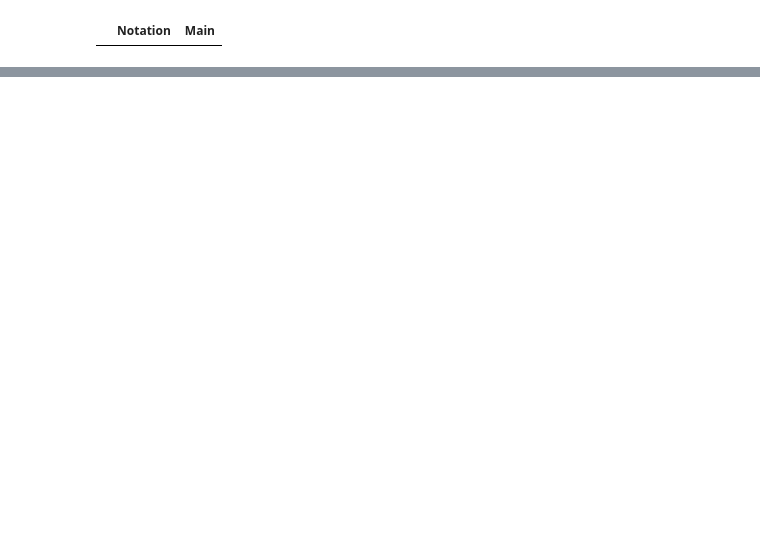
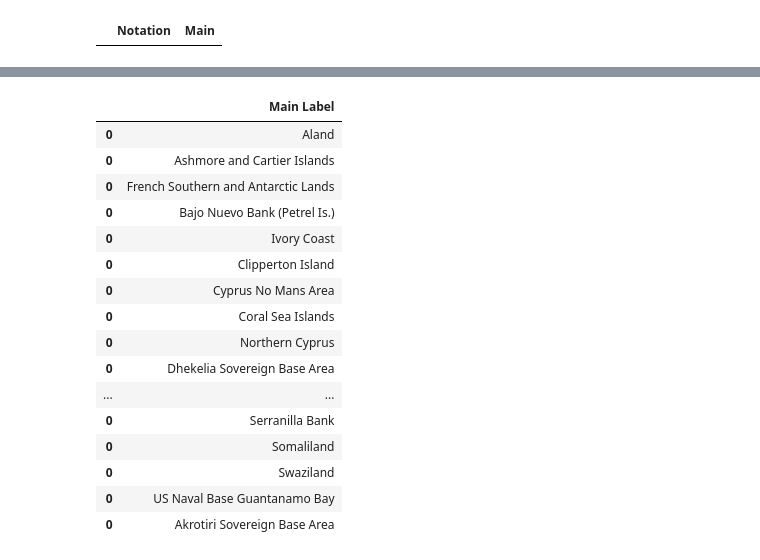
Before and after one commit to GSS-Cogs/ref_common, a Jupyter notebook: reference/bop-sdmx-codelists/code-for_bop-hierarchies.ipynb, the cells around one changed output, grey strips where cells are left out. Cells and saved outputs as stored; diff of their text form; code cells hidden in the pictures; blank space fills up the shorter version.

```diff
--- a/reference/bop-sdmx-codelists/code-for_bop-hierarchies.ipynb
+++ b/reference/bop-sdmx-codelists/code-for_bop-hierarchies.ipynb
@@ -289,3 +394,46 @@ d.head(60)
+# %%
+# CHeck which country coordinates are missing, should be 21 left that are not in the main codelist
+mainCnt = pd.DataFrame(list(maindat['ISO'].unique()))
+mainCnt = mainCnt.rename(columns={0:"ISO"})
+
+mainCnt = mainCnt.merge(maindat, on='ISO', how='left')
+mainCnt = mainCnt[['ISO','Main Label']]
+mainCnt = mainCnt[mainCnt['ISO'] != 'None']
+mainCnt = list(mainCnt['Main Label'])
+
+cordCnt = list(coords['Main Label'])
+
+co_not = pd.DataFrame(columns=['Main Label'])
+co_in = pd.DataFrame(columns=['Main Label'])
+
+for c in cordCnt:
+    if c not in mainCnt:
+        co_not = pd.concat([co_not, pd.DataFrame({'Main Label':[c]})], sort=False)
+    else:
+        co_in = pd.concat([co_in, pd.DataFrame({'Main Label':[c]})], sort=False)
+
+
+#co_dat.to_csv('missing_countries.csv')
+co_in.to_csv('countries_with_coords.csv', index=False)
+pd.DataFrame(co_not).head(60)
+# %% [output]
+|  | Main Label |
+| 0 | Aland |
+| 0 | Ashmore and Cartier Islands |
+| 0 | French Southern and Antarctic Lands |
+| 0 | Bajo Nuevo Bank (Petrel Is.) |
+| 0 | Ivory Coast |
+| 0 | Clipperton Island |
+| 0 | Cyprus No Mans Area |
+| 0 | Coral Sea Islands |
+| 0 | Northern Cyprus |
+| 0 | Dhekelia Sovereign Base Area |
+| ... | ... |
+| 0 | Serranilla Bank |
+| 0 | Somaliland |
+| 0 | Swaziland |
+| 0 | US Naval Base Guantanamo Bay |
+| 0 | Akrotiri Sovereign Base Area |
 # %%
 g = Graph()
 repoBase = "http://gss-data.org.uk/def"
```
Also changed, not shown: parts of 21 cells of this notebook, 2 other files.
